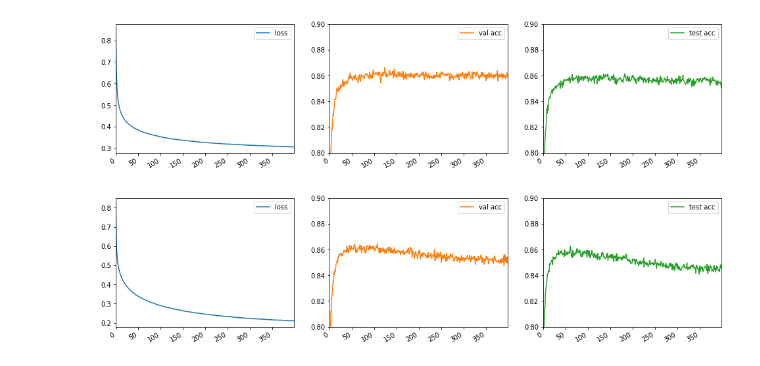
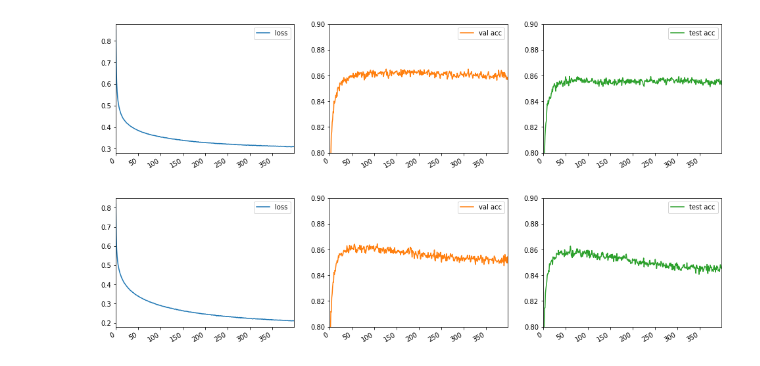
Before and after one commit to stevenxxiu/decomp_attend, a Jupyter notebook: notes.ipynb, the cells around one changed output. Drawn from its saved outputs; the diff is of its cells as text; code cells hidden in the pictures.

Commit message:
for pca should use column means instead of row mean; not sure why row mean gave slight improvement but this doesn't make sense anyway, probably just noise, so not gonna include that anymore

```diff
--- a/notes.ipynb
+++ b/notes.ipynb
@@ -16,11 +16,11 @@ def load_data(name):
             ('test acc', [float(re.search(r'test acc: ([\d.]+)', line).group(1)) for line in lines]),
         ]))
 # %%
-# best with mean, normalization, projection
-load_data('results/run_04.txt').plot(subplots=True, figsize=(16.5, 4.0), layout=(1, 3))
+# best with normalization, projection
+load_data('results/run_03.txt').plot(subplots=True, figsize=(16.5, 4.0), layout=(1, 3))
 [plt.gcf().get_axes()[i].set_ylim(0.8, 0.9) for i in (1, 2)]; None
 # %% [output]
-[figure, old version]
+[figure, new version]
 # %%
 # intra-sentence is overfit
 load_data('results/run_06.txt').plot(subplots=True, figsize=(16.5, 4.0), layout=(1, 3))
```
Also changed, not shown: parts of 1 cell of this notebook, 17 other files.
